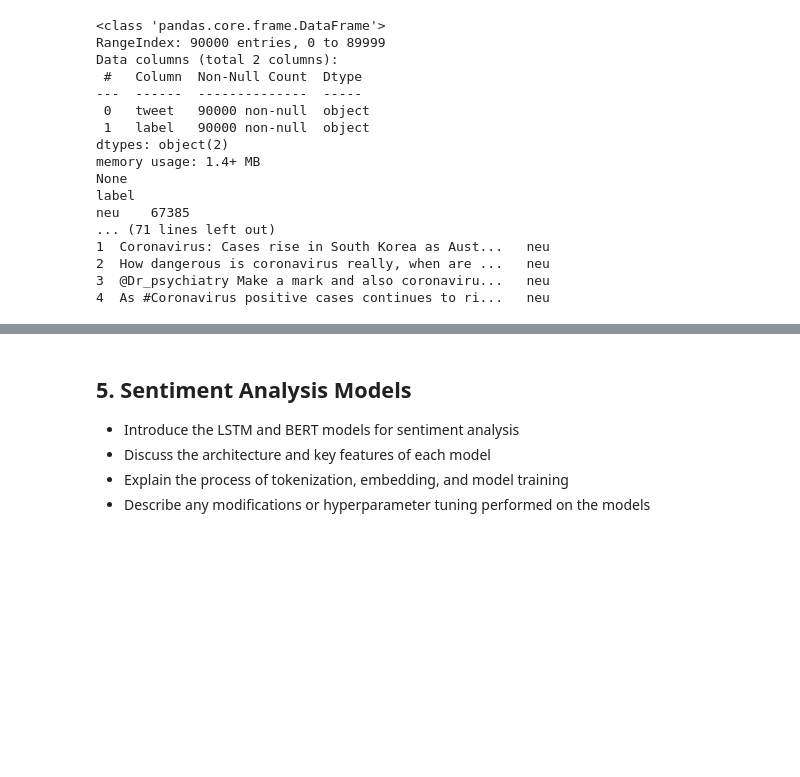
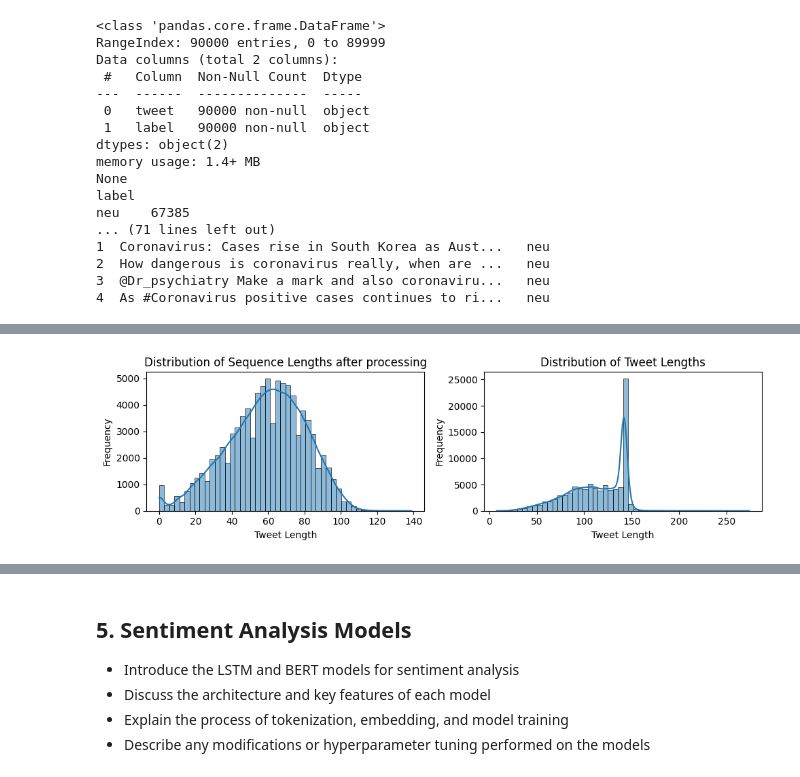
Before and after one commit to Lexian-6/Sentiment-Analysis-towards-COVID-19-on-Twitter, a Jupyter notebook: COVIDSenti_Analysis.ipynb, the cells around one changed output, grey strips where cells are left out. Cells and saved outputs as stored; diff of their text form; code cells hidden in the pictures; blank space fills up the shorter version.

Commit message:
Finish data preprocessing, haven't implemented tokenization since this could vary for different models Note: Markdown format for part3 and part4 yet to be done TODO: Analysis for part4 visulizations

```diff
--- a/COVIDSenti_Analysis.ipynb
+++ b/COVIDSenti_Analysis.ipynb
@@ -280 +384,34 @@ plt.show()
+# %%
+# Calculate tweet lengths for the processed DataFrame
+df['tweet_length'] = df['tweet'].apply(lambda x: len(str(x)))
+
+# Calculate tweet lengths for the original DataFrame
+original_df['tweet_length'] = original_df['tweet'].apply(lambda x: len(str(x)))
+
+# Create a figure with two subplots side by side
+fig, (ax1, ax2) = plt.subplots(1, 2, figsize=(10, 3))
+
+# Plot the distribution of sequence lengths after processing
+sns.histplot(data=df, x='tweet_length', bins=50, kde=True, ax=ax1)
+ax1.set_title('Distribution of Sequence Lengths after processing')
+ax1.set_xlabel('Tweet Length')
+ax1.set_ylabel('Frequency')
+
+# Plot the distribution of tweet lengths in the original DataFrame
+sns.histplot(data=original_df, x='tweet_length', bins=50, kde=True, ax=ax2)
+ax2.set_title('Distribution of Tweet Lengths')
+ax2.set_xlabel('Tweet Length')
+ax2.set_ylabel('Frequency')
+
+# Adjust the spacing between subplots
+plt.tight_layout()
+
+# Display the plot
+plt.show()
+
+# Remove the 'tweet_length' column from both DataFrames
+df = df.drop('tweet_length', axis=1)
+original_df = original_df.drop('tweet_length', axis=1)
+# %% [output]
+[figure, added]
 # %%
```
Also changed, not shown: parts of 20 cells of this notebook.
